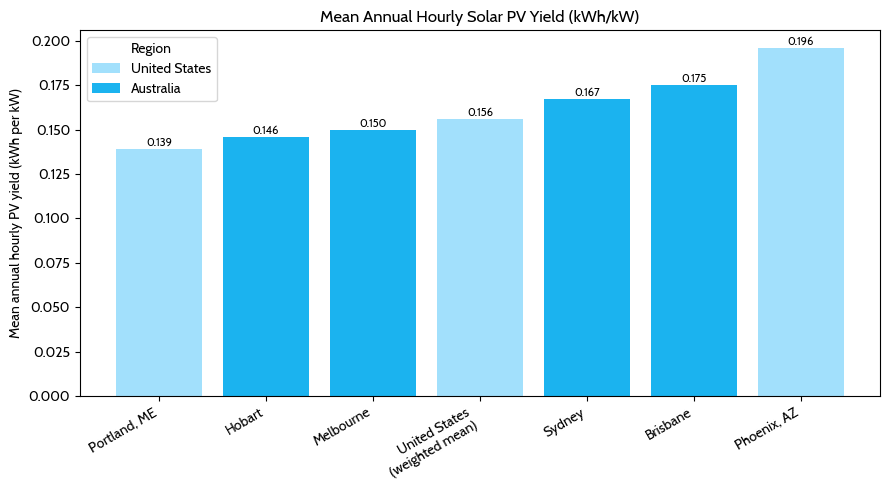
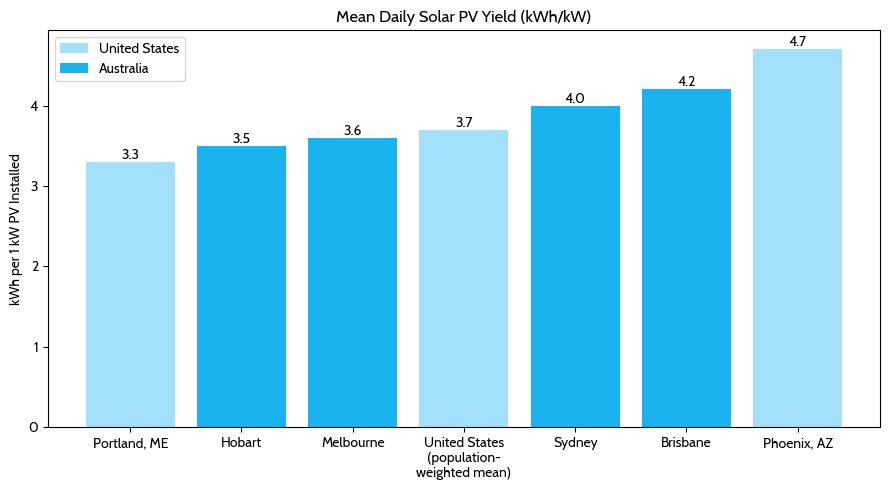
The notebook cell's code change between the first figure and the second:
--- before
+++ after
@@ -13,15 +13,12 @@
 ]
 
-df = pd.DataFrame(data, columns=["location", "hourly_kwh_per_kw"])
-
-# Convert to mean *hourly* kWh per kW (i.e., specific yield per hour)
-df["hourly_kwh_per_kw"] = round(df["hourly_kwh_per_kw"] / 24.0, 3)
+df = pd.DataFrame(data, columns=["location", "daily_kwh_per_kw"])
 
 # Add a US row, a Phoenix, AZ row, and a Portland, ME row
-us_daily_kwh = round(weighted_mean_cf, 3)
-phoenix_daily_kwh = round(weighted_mean_cf_phoenix, 3)
-portland_daily_kwh = round(weighted_mean_cf_portland, 3)
+us_daily_kwh = round(weighted_mean_cf, 1)
+phoenix_daily_kwh = round(weighted_mean_cf_phoenix, 1)
+portland_daily_kwh = round(weighted_mean_cf_portland, 1)
 
-df = pd.concat([df, pd.DataFrame([("United States\n(weighted mean)", us_daily_kwh),
+df = pd.concat([df, pd.DataFrame([("United States\n(population-\nweighted mean)", us_daily_kwh),
                                   ("Portland, ME", portland_daily_kwh),
                                   ("Phoenix, AZ", phoenix_daily_kwh)
@@ -29,8 +26,8 @@
 
 # Limit
-df_limited = df[df['location'].isin(['Portland, ME','Phoenix, AZ', 'United States\n(weighted mean)', 'Brisbane', 'Melbourne', 'Sydney', 'Hobart'])]
+df_limited = df[df['location'].isin(['Portland, ME','Phoenix, AZ', 'United States\n(population-\nweighted mean)', 'Brisbane', 'Melbourne', 'Sydney', 'Hobart'])]
 
 # Sort for a nicer chart
-df_limited = df_limited.sort_values("hourly_kwh_per_kw", ascending=True)
+df_limited = df_limited.sort_values("daily_kwh_per_kw", ascending=True)
 
 # ----- Plot -----
@@ -42,5 +39,5 @@
 
 # Build color list: default = #1bb3ef, override US = #a2e0fc
-highlight = ['Portland, ME', 'Phoenix, AZ', 'United States\n(weighted mean)']
+highlight = ['Portland, ME', 'Phoenix, AZ', 'United States\n(population-\nweighted mean)']
 colors = [
     "#a2e0fc" if loc in highlight else "#1bb3ef"
@@ -49,11 +46,11 @@
 
 plt.figure(figsize=(9, 5))
-plt.bar(df_limited["location"], df_limited["hourly_kwh_per_kw"], edgecolor=None, color=colors)
-plt.xticks(rotation=30, ha="right")
-plt.ylabel("Mean annual hourly PV yield (kWh per kW)")
-plt.title("Mean Annual Hourly Solar PV Yield (kWh/kW)")
+plt.bar(df_limited["location"], df_limited["daily_kwh_per_kw"], edgecolor=None, color=colors)
+plt.xticks(ha="center")
+plt.ylabel("kWh per 1 kW PV Installed")
+plt.title("Mean Daily Solar PV Yield (kWh/kW)")
 # Optional: annotate bars
-for i, v in enumerate(df_limited["hourly_kwh_per_kw"].values):
-    plt.text(i, v, f"{v:.3f}", ha="center", va="bottom", fontsize=8, rotation=0)
+for i, v in enumerate(df_limited["daily_kwh_per_kw"].values):
+    plt.text(i, v, f"{v:.1f}", ha="center", va="bottom", fontsize=10, rotation=0)
 # ---- Legend ----
 legend_elements = [
@@ -61,5 +58,5 @@
     Patch(facecolor=au_color, edgecolor=None, label="Australia")
 ]
-plt.legend(handles=legend_elements, title="Region")
+plt.legend(handles=legend_elements)
 plt.tight_layout()
 plt.show()

Commit: Updating bar plot